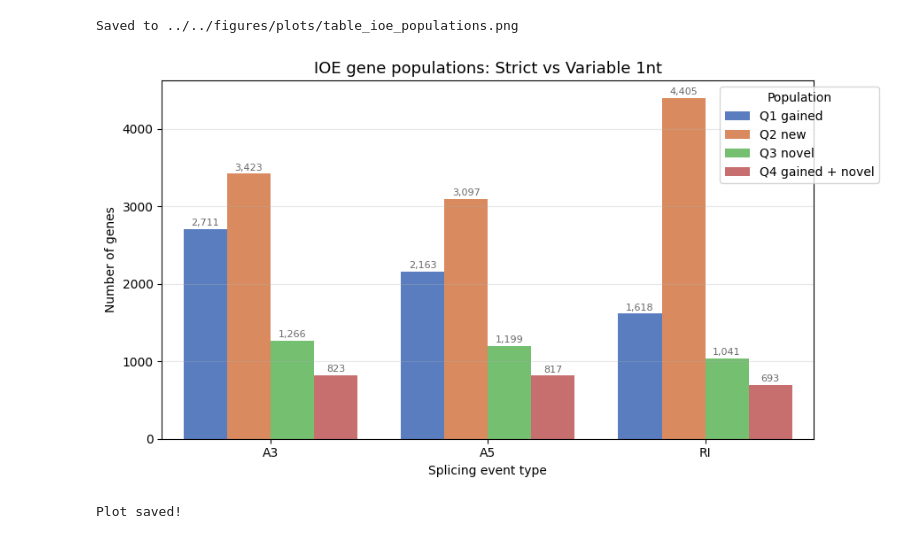
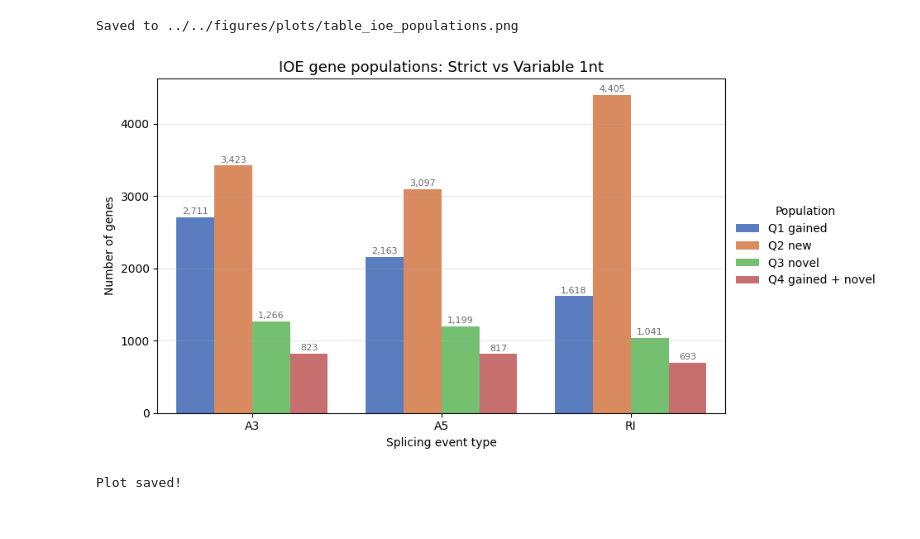
Before and after one commit to griceyrt/Internship, a Jupyter notebook: analysis/notebooks/02_barplots.ipynb, the cells around one changed output. Saved outputs shown, nothing was run; the diff lists cells and outputs as text; code cells hidden in the pictures.

```diff
--- a/analysis/notebooks/02_barplots.ipynb
+++ b/analysis/notebooks/02_barplots.ipynb
@@ -413,41 +413,44 @@ palette_pop = {
     "Q4 gained + novel": muted[3],
 }
 
-fig, ax = plt.subplots(figsize=(9, 5))
+fig, ax = plt.subplots(figsize=(11, 5))
 
 sns.barplot(
     data=df_pop_melted,
     x="Event", y="Genes", hue="Population",
     palette=palette_pop, ax=ax
 )
 
 # Annotate bar heights
 for bar in ax.patches:
     h = bar.get_height()
     if h > 0:
         ax.text(
             bar.get_x() + bar.get_width() / 2,
             h + 20,
             f"{int(h):,}",
             ha="center", va="bottom", fontsize=8, color="dimgray"
         )
 
 ax.set_title(
     "IOE gene populations: Strict vs Variable 1nt",
     fontsize=13
 )
 ax.set_xlabel("Splicing event type")
 ax.set_ylabel("Number of genes")
-ax.legend(title="Population", loc="upper right", bbox_to_anchor=(1.11, 1.0))
 ax.grid(axis="y", alpha=0.3)
 
-plt.tight_layout()
+ax.legend(title="Population", loc="center left",
+          bbox_to_anchor=(1, 0.5), frameon=False)
+plt.tight_layout(rect=[0, 0, 0.88, 1])
+
+
 plt.savefig(
     "../../figures/plots/barplot_ioe_populations.png",
     dpi=150, bbox_inches="tight"
 )
 plt.show()
 print("Plot saved!")
 # %% [output]
-[figure, old version]
+[figure, new version]
 Plot saved!
```
Also changed, not shown: 7 other files.
